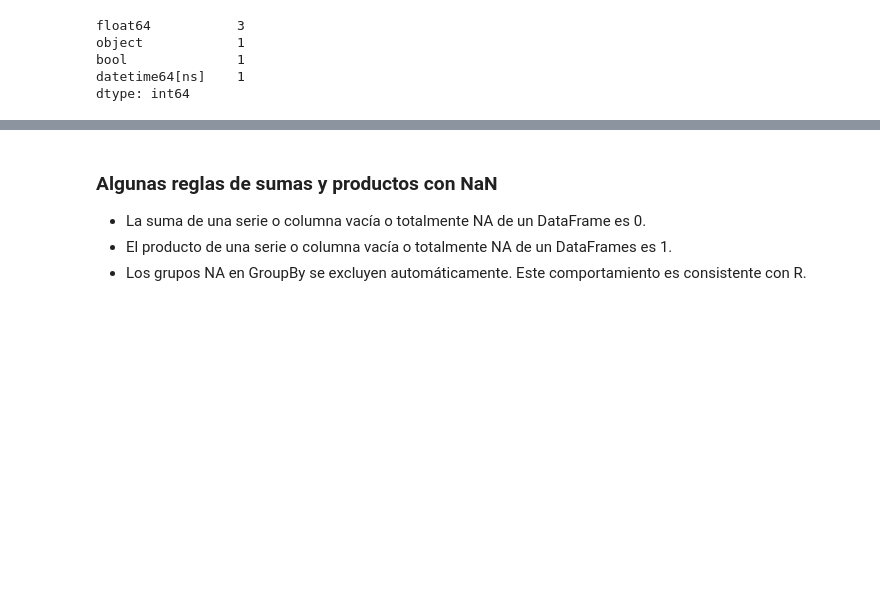
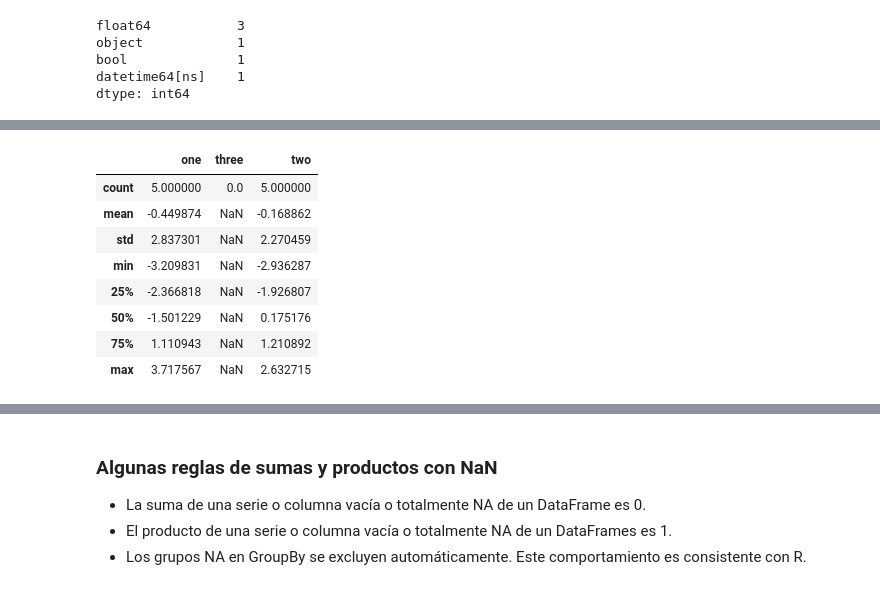
Before and after one commit to DANS03/Programacion-apra-el-analisis-de-datos, a Jupyter notebook: imputacion_pandas.ipynb, the cells around one changed output, grey strips where cells are left out. Saved outputs shown, nothing was run; the diff lists cells and outputs as text; code cells hidden in the pictures; blank space fills up the shorter version.

```diff
--- a/imputacion_pandas.ipynb
+++ b/imputacion_pandas.ipynb
@@ -215,3 +215,15 @@ a + b  # note que la columna three contendrán NaN
+# %%
+(a+b).describe()
+# %% [output]
+|  | one | three | two |
+| count | 5.000000 | 0.0 | 5.000000 |
+| mean | -0.449874 | NaN | -0.168862 |
+| std | 2.837301 | NaN | 2.270459 |
+| min | -3.209831 | NaN | -2.936287 |
+| 25% | -2.366818 | NaN | -1.926807 |
+| 50% | -1.501229 | NaN | 0.175176 |
+| 75% | 1.110943 | NaN | 1.210892 |
+| max | 3.717567 | NaN | 2.632715 |
 # %%
 df3
 # %% [output]
```
Also changed, not shown: parts of 31 cells of this notebook, 6 other files.
